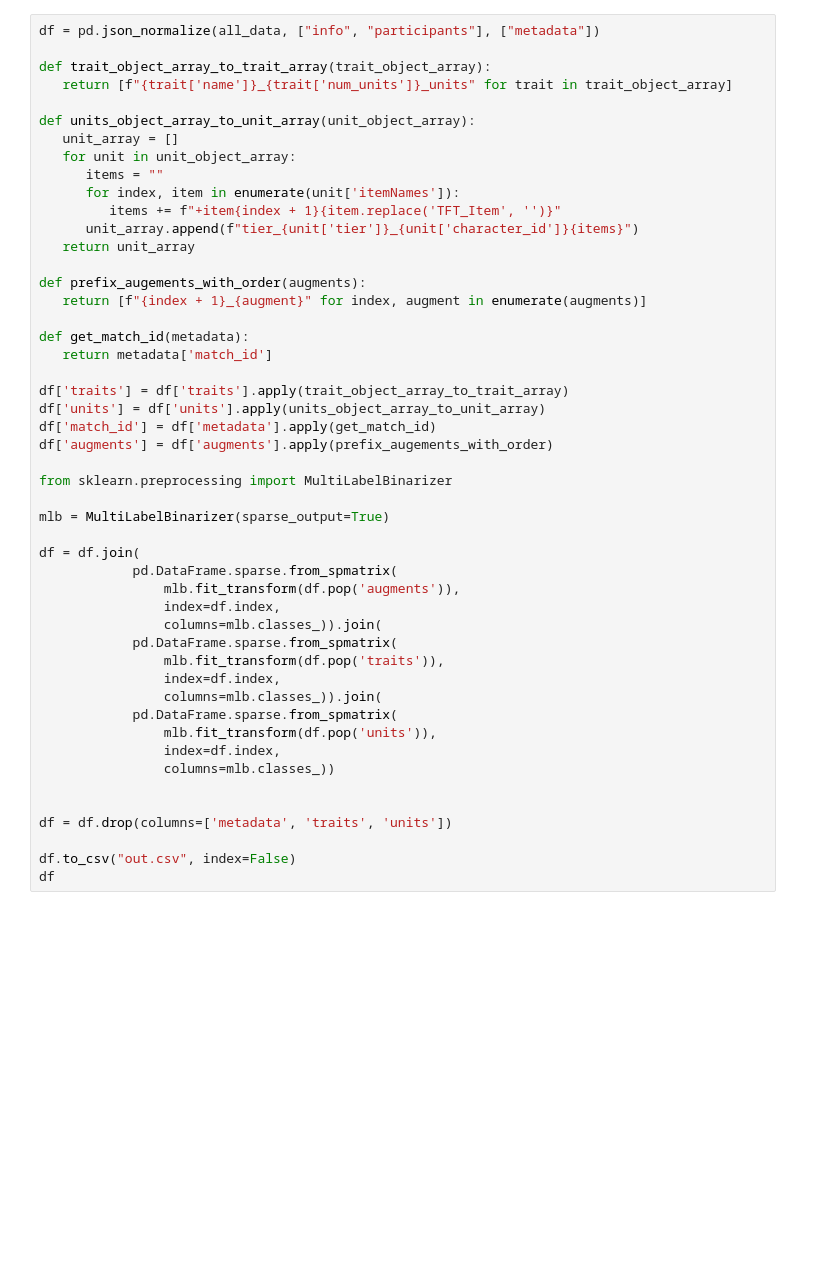
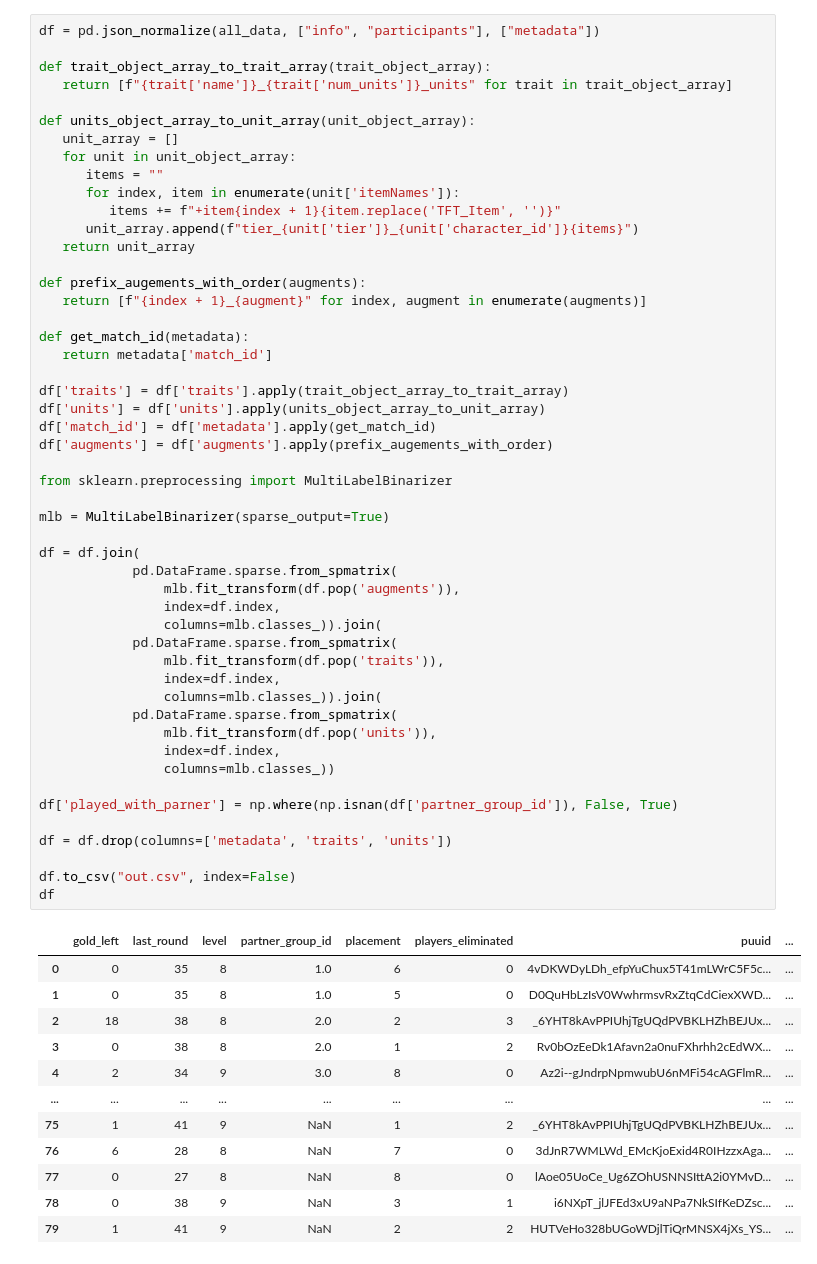
Before and after one commit to MikeGlotzkowski/pyl01, a Jupyter notebook: notebooks/day2.ipynb, the cells around one changed output. Saved outputs shown, nothing was run; the diff lists cells and outputs as text; blank space fills up the shorter version.

```diff
--- a/notebooks/day2.ipynb
+++ b/notebooks/day2.ipynb
@@ -46,30 +52,43 @@ def get_match_id(metadata):
 
 df['traits'] = df['traits'].apply(trait_object_array_to_trait_array)
 df['units'] = df['units'].apply(units_object_array_to_unit_array)
 df['match_id'] = df['metadata'].apply(get_match_id)
 df['augments'] = df['augments'].apply(prefix_augements_with_order)
 
 from sklearn.preprocessing import MultiLabelBinarizer
 
 mlb = MultiLabelBinarizer(sparse_output=True)
 
 df = df.join(
             pd.DataFrame.sparse.from_spmatrix(
                 mlb.fit_transform(df.pop('augments')),
                 index=df.index,
                 columns=mlb.classes_)).join(
             pd.DataFrame.sparse.from_spmatrix(
                 mlb.fit_transform(df.pop('traits')),
                 index=df.index,
                 columns=mlb.classes_)).join(
             pd.DataFrame.sparse.from_spmatrix(
                 mlb.fit_transform(df.pop('units')),
                 index=df.index,
                 columns=mlb.classes_))
 
+df['played_with_parner'] = np.where(np.isnan(df['partner_group_id']), False, True)
 
 df = df.drop(columns=['metadata', 'traits', 'units'])
 
 df.to_csv("out.csv", index=False)
 df
 # %% [output]
+|  | gold_left | last_round | level | partner_group_id | placement | players_eliminated | puuid | ... |
+| 0 | 0 | 35 | 8 | 1.0 | 6 | 0 | 4vDKWDyLDh_efpYuChux5T41mLWrC5F5c... | ... |
+| 1 | 0 | 35 | 8 | 1.0 | 5 | 0 | D0QuHbLzIsV0WwhrmsvRxZtqCdCiexXWD... | ... |
+| 2 | 18 | 38 | 8 | 2.0 | 2 | 3 | _6YHT8kAvPPIUhjTgUQdPVBKLHZhBEJUx... | ... |
+| 3 | 0 | 38 | 8 | 2.0 | 1 | 2 | Rv0bOzEeDk1Afavn2a0nuFXhrhh2cEdWX... | ... |
+| 4 | 2 | 34 | 9 | 3.0 | 8 | 0 | Az2i--gJndrpNpmwubU6nMFi54cAGFlmR... | ... |
+| ... | ... | ... | ... | ... | ... | ... | ... | ... |
+| 75 | 1 | 41 | 9 | NaN | 1 | 2 | _6YHT8kAvPPIUhjTgUQdPVBKLHZhBEJUx... | ... |
+| 76 | 6 | 28 | 8 | NaN | 7 | 0 | 3dJnR7WMLWd_EMcKjoExid4R0IHzzxAga... | ... |
+| 77 | 0 | 27 | 8 | NaN | 8 | 0 | lAoe05UoCe_Ug6ZOhUSNNSIttA2i0YMvD... | ... |
+| 78 | 0 | 38 | 9 | NaN | 3 | 1 | i6NXpT_jlJFEd3xU9aNPa7NkSIfKeDZsc... | ... |
+| 79 | 1 | 41 | 9 | NaN | 2 | 2 | HUTVeHo328bUGoWDjlTiQrMNSX4jXs_YS... | ... |
```
Also changed, not shown: parts of 7 cells of this notebook, 1 other file.
